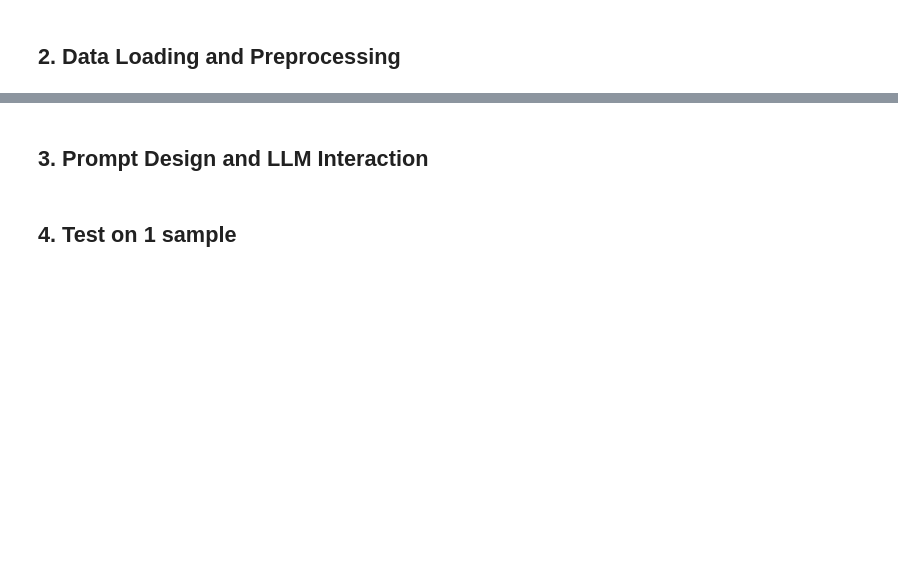
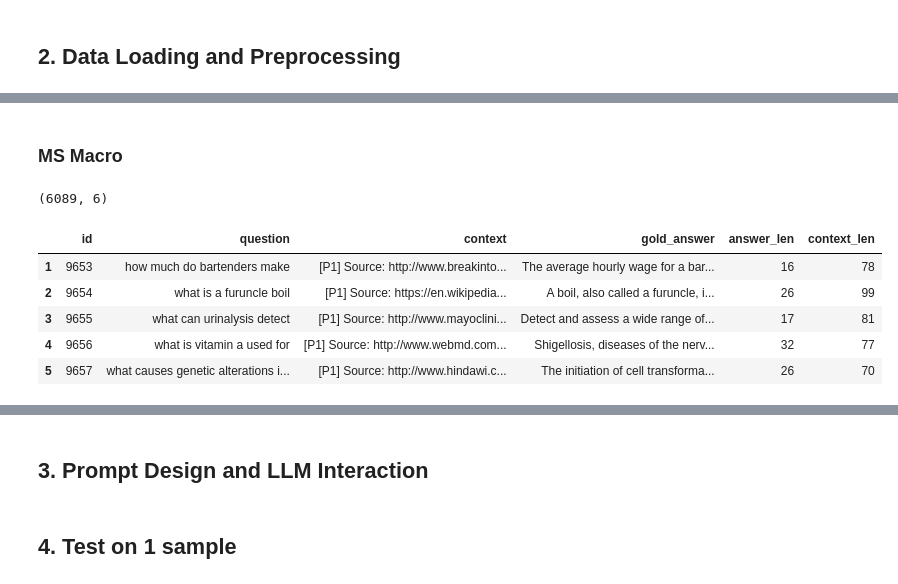
Before and after one commit to Htaaxx/ragas-evaluation, a Jupyter notebook: notebooks/synthetic-asqa.ipynb, the cells around one changed output, grey strips where cells are left out. Cells and saved outputs as stored; diff of their text form; code cells hidden in the pictures; blank space fills up the shorter version.

Commit message:
merged data training ragas

```diff
--- a/notebooks/synthetic-asqa.ipynb
+++ b/notebooks/synthetic-asqa.ipynb
@@ -60,4 +89,14 @@ gpt-5.5-pro-2026-04-23
 ## 2. Data Loading and Preprocessing
 # %%
 # load dataset
-asqa = pd.read_csv(ORIGINAL_DATA_PATH)
+asqa = pd.read_csv(ASQA_PATH)
+
+wiki = load_dataset("vibrantlabsai/WikiEval")
+wiki = wiki["train"]
+print(wiki)
+print(wiki.column_names)
+
+ms = load_dataset("microsoft/ms_marco", "v1.1")
+ms = ms["validation"]
+print(ms)
+print(ms.column_names)
@@ -138,0 +158,2 @@ display(asqa.head(3))
+# %% [markdown]
+### MS Macro
@@ -138,0 +285,59 @@ display(asqa.head(3))
+# %%
+def convert_ms_marco_to_rag_df(dataset) -> pd.DataFrame:
+    records = []
+
+    for idx, row in enumerate(tqdm(dataset, desc="Parsing MS MARCO")):
+        row = dict(row)
+
+        sample_id = normalize_text(
+            row.get("query_id", row.get("id", idx))
+        )
+        if not sample_id:
+            sample_id = str(idx)
+
+        question = normalize_text(
+            row.get("query", row.get("question", ""))
+        )
+
+        gold_answer = pick_gold_answer(row)
+        context = parse_context(
+            row.get("passages", row.get("context", "")),
+            selected_only=SELECTED_ONLY,
+            max_passages=MAX_PASSAGES,
+        )
+
+        records.append({
+            "id": str(sample_id),
+            "question": question,
+            "context": context,
+            "gold_answer": gold_answer,
+        })
+
+    df = pd.DataFrame(records)
+
+    df["answer_len"] = df["gold_answer"].fillna("").str.split().str.len()
+    df["context_len"] = df["context"].fillna("").str.split().str.len()
+
+    df = df[
+        df["question"].notnull() &
+        df["context"].notnull() &
+        df["gold_answer"].notnull() &
+        (df["question"].str.len() > 0) &
+        (df["context_len"] >= MIN_CONTEXT_WORDS) &
+        (df["answer_len"] >= MIN_ANSWER_WORDS)
+    ].copy()
+
+    return df
+
+
+msmarco_df = convert_ms_marco_to_rag_df(ms)
+print(msmarco_df.shape)
+msmarco_df.head()
+# %% [output]
+(6089, 6)
+|  | id | question | context | gold_answer | answer_len | context_len |
+| 1 | 9653 | how much do bartenders make | [P1] Source: http://www.breakinto... | The average hourly wage for a bar... | 16 | 78 |
+| 2 | 9654 | what is a furuncle boil | [P1] Source: https://en.wikipedia... | A boil, also called a furuncle, i... | 26 | 99 |
+| 3 | 9655 | what can urinalysis detect | [P1] Source: http://www.mayoclini... | Detect and assess a wide range of... | 17 | 81 |
+| 4 | 9656 | what is vitamin a used for | [P1] Source: http://www.webmd.com... | Shigellosis, diseases of the nerv... | 32 | 77 |
+| 5 | 9657 | what causes genetic alterations i... | [P1] Source: http://www.hindawi.c... | The initiation of cell transforma... | 26 | 70 |
```
Also changed, not shown: parts of 33 cells of this notebook, 25 other files.
